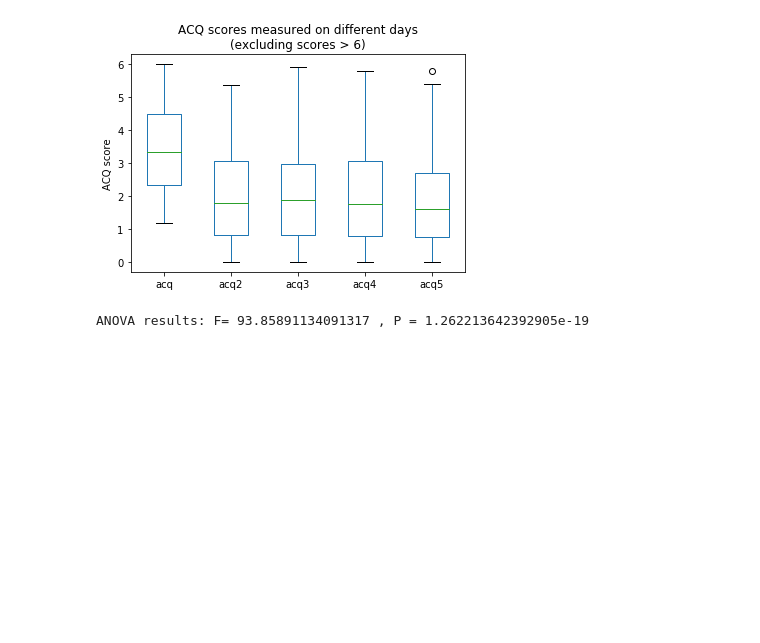
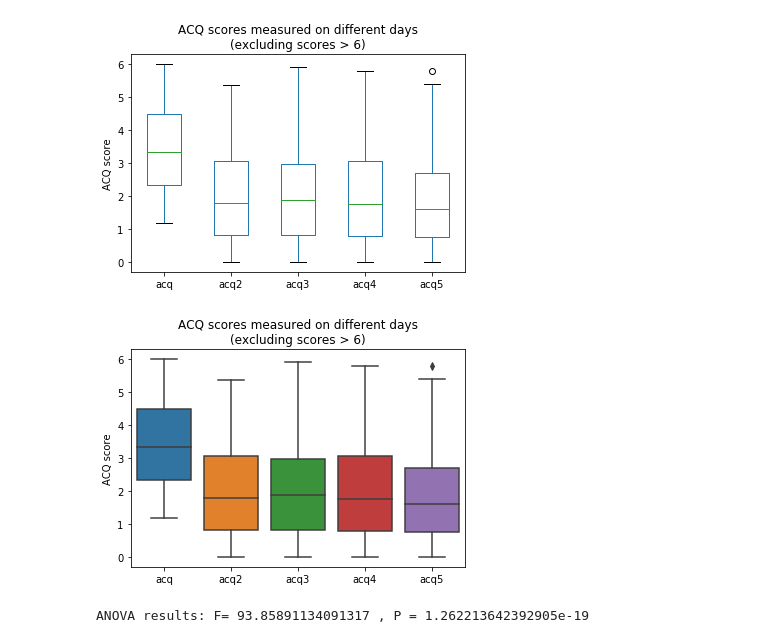
Before and after one commit to dashapyly/octagon-data-science-competition, a Jupyter notebook: notebooks/data-challenge.ipynb, the cells around one changed output. Drawn from its saved outputs; the diff is of its cells as text; code cells hidden in the pictures; blank space fills up the shorter version.

```diff
--- a/notebooks/data-challenge.ipynb
+++ b/notebooks/data-challenge.ipynb
@@ -483,6 +508,14 @@ plt.savefig(NOTEBOOK_PATH / "ACQBoxplots.svg", bbox_inches="tight")
 # %% [output]
 <Figure size 432x288 with 0 Axes>
 [figure]
+# %%
+plt.figure()
+sns.boxplot(data=acqs_inrange.T)
+plt.title('ACQ scores measured on different days\n(excluding scores > 6)')
+plt.ylabel('ACQ score')
+plt.savefig(NOTEBOOK_PATH / "ACQBoxplots.svg", bbox_inches="tight")
+# %% [output]
+[figure, added]
 # %%
 from scipy import stats
 # %%
```
Also changed, not shown: parts of 12 cells of this notebook.
